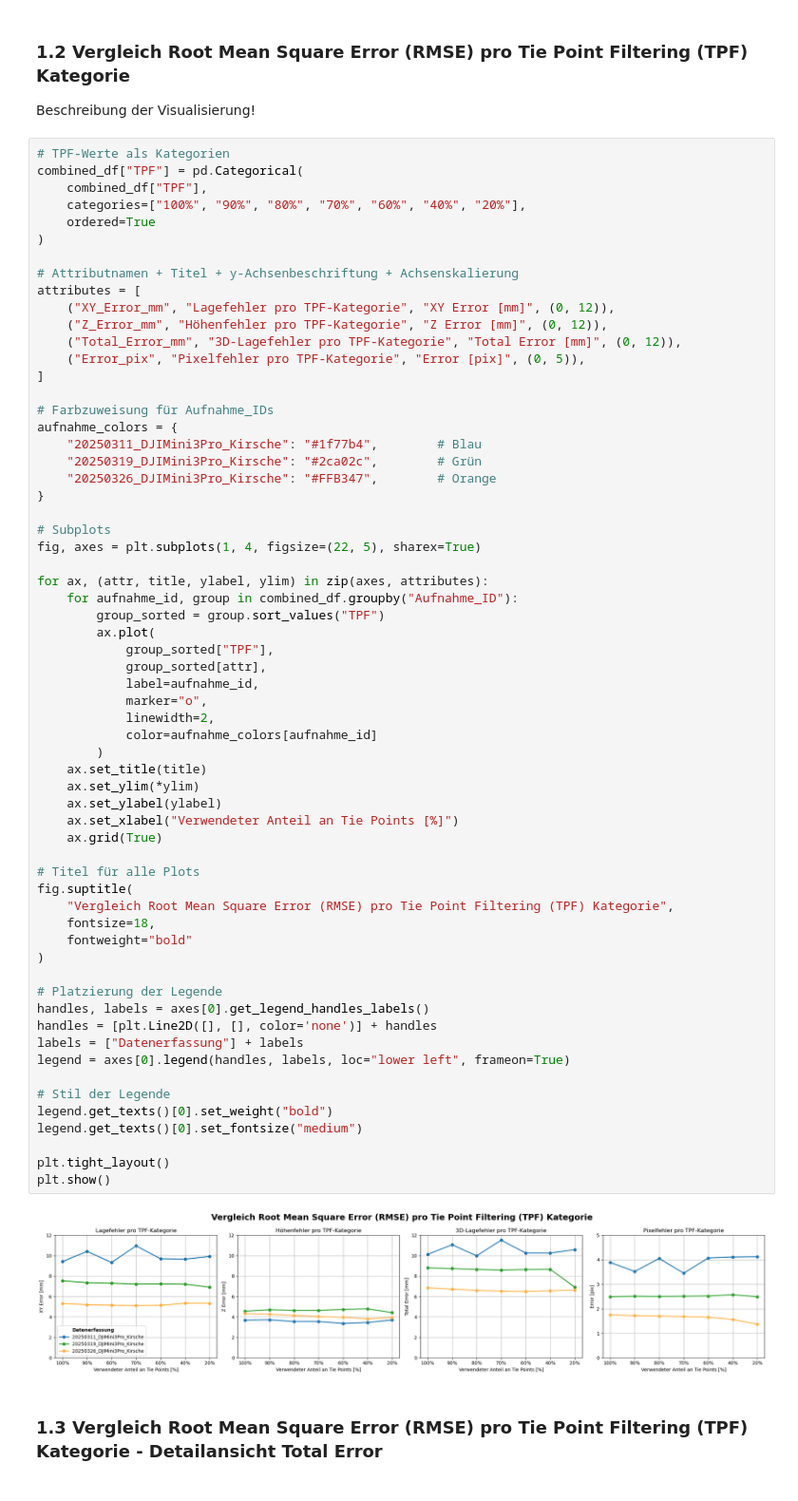
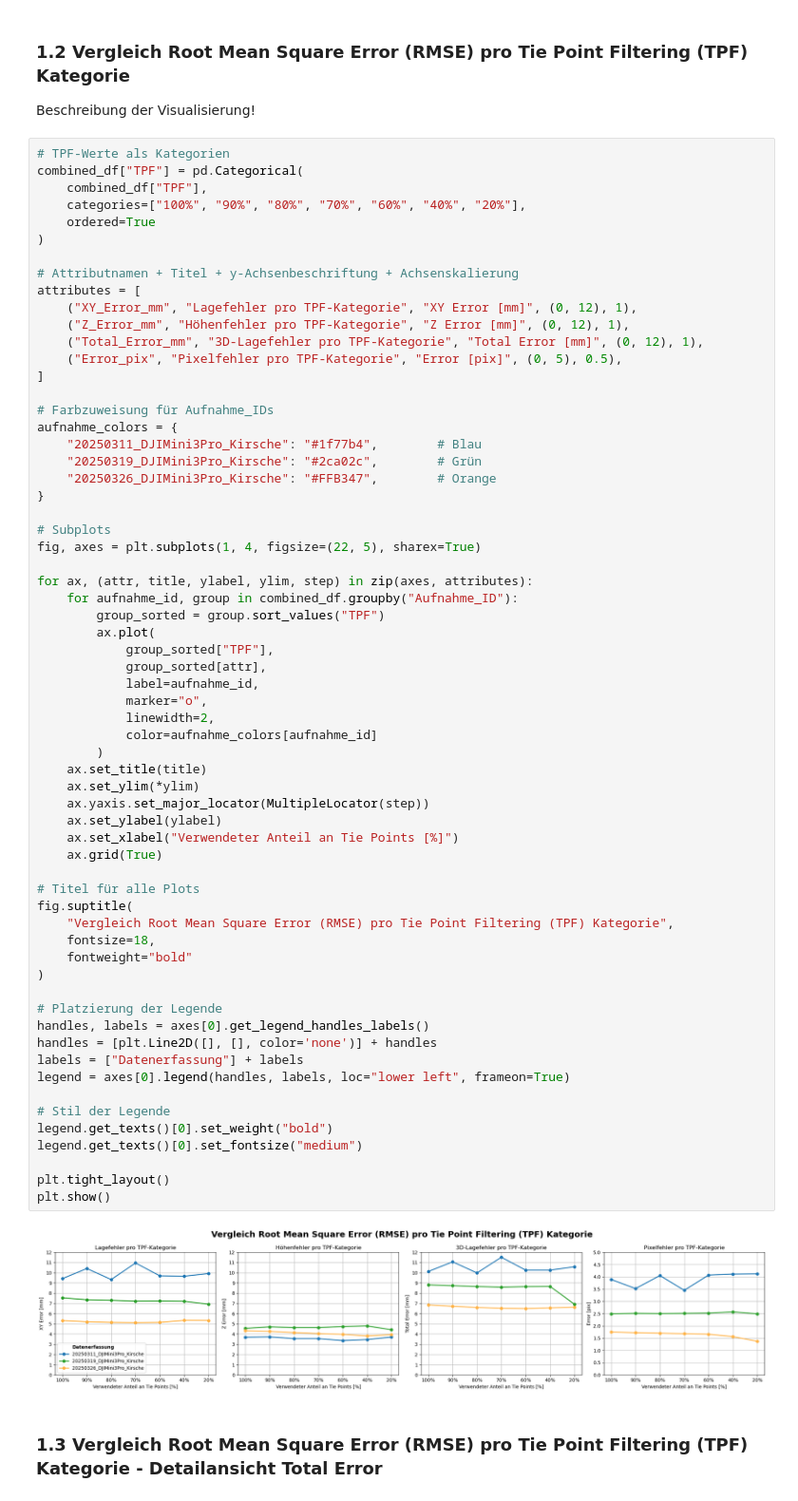
Before and after one commit to naamp/BTh11_Trieblaengenwachstum, a Jupyter notebook: 03_TPF_Statistics/03_TPF_Statistics.ipynb, the cells around one changed output. Shown: that part at 95% size. Saved outputs shown, nothing was run; the diff lists cells and outputs as text.

```diff
--- a/03_TPF_Statistics/03_TPF_Statistics.ipynb
+++ b/03_TPF_Statistics/03_TPF_Statistics.ipynb
@@ -90,10 +91,10 @@ combined_df["TPF"] = pd.Categorical(
 
 # Attributnamen + Titel + y-Achsenbeschriftung + Achsenskalierung
 attributes = [
-    ("XY_Error_mm", "Lagefehler pro TPF-Kategorie", "XY Error [mm]", (0, 12)),
-    ("Z_Error_mm", "Höhenfehler pro TPF-Kategorie", "Z Error [mm]", (0, 12)),
-    ("Total_Error_mm", "3D-Lagefehler pro TPF-Kategorie", "Total Error [mm]", (0, 12)),
-    ("Error_pix", "Pixelfehler pro TPF-Kategorie", "Error [pix]", (0, 5)),
+    ("XY_Error_mm", "Lagefehler pro TPF-Kategorie", "XY Error [mm]", (0, 12), 1),
+    ("Z_Error_mm", "Höhenfehler pro TPF-Kategorie", "Z Error [mm]", (0, 12), 1),
+    ("Total_Error_mm", "3D-Lagefehler pro TPF-Kategorie", "Total Error [mm]", (0, 12), 1),
+    ("Error_pix", "Pixelfehler pro TPF-Kategorie", "Error [pix]", (0, 5), 0.5),
 ]
 
 # Farbzuweisung für Aufnahme_IDs
@@ -106,7 +107,7 @@ aufnahme_colors = {
 # Subplots
 fig, axes = plt.subplots(1, 4, figsize=(22, 5), sharex=True)
 
-for ax, (attr, title, ylabel, ylim) in zip(axes, attributes):
+for ax, (attr, title, ylabel, ylim, step) in zip(axes, attributes):
     for aufnahme_id, group in combined_df.groupby("Aufnahme_ID"):
         group_sorted = group.sort_values("TPF")
         ax.plot(
@@ -116,34 +117,35 @@ for ax, (attr, title, ylabel, ylim) in zip(axes, attributes):
             marker="o",
             linewidth=2,
             color=aufnahme_colors[aufnahme_id]
         )
     ax.set_title(title)
     ax.set_ylim(*ylim)
+    ax.yaxis.set_major_locator(MultipleLocator(step))
     ax.set_ylabel(ylabel)
     ax.set_xlabel("Verwendeter Anteil an Tie Points [%]")
     ax.grid(True)
 
 # Titel für alle Plots
 fig.suptitle(
     "Vergleich Root Mean Square Error (RMSE) pro Tie Point Filtering (TPF) Kategorie",
     fontsize=18,
     fontweight="bold"
 )
 
 # Platzierung der Legende
 handles, labels = axes[0].get_legend_handles_labels()
 handles = [plt.Line2D([], [], color='none')] + handles
 labels = ["Datenerfassung"] + labels
 legend = axes[0].legend(handles, labels, loc="lower left", frameon=True)
 
 # Stil der Legende
 legend.get_texts()[0].set_weight("bold")
 legend.get_texts()[0].set_fontsize("medium")
 
 plt.tight_layout()
 plt.show()
 # %% [output]
-[figure, old version]
+[figure, new version]
 # %% [markdown]
 ### 1.3 Vergleich Root Mean Square Error (RMSE) pro Tie Point Filtering (TPF) Kategorie - Detailansicht Total Error
 # %%
```
Also changed, not shown: parts of 2 cells of this notebook, 25 other files.
